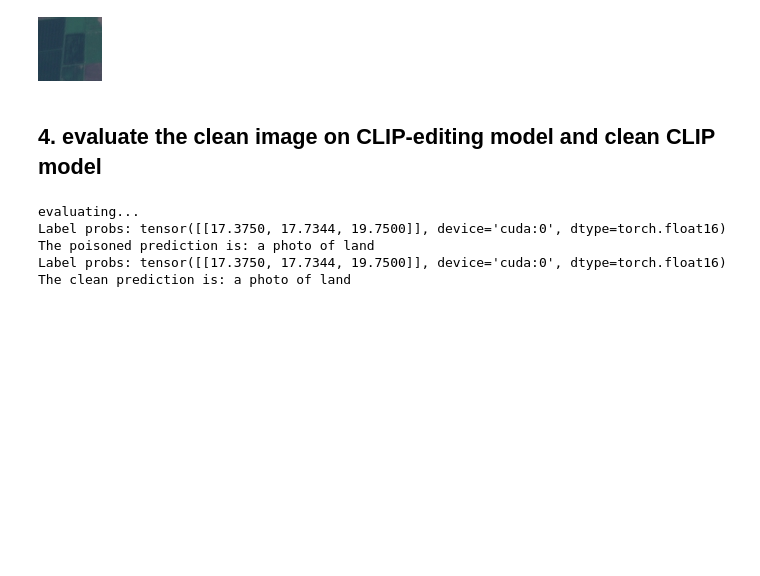
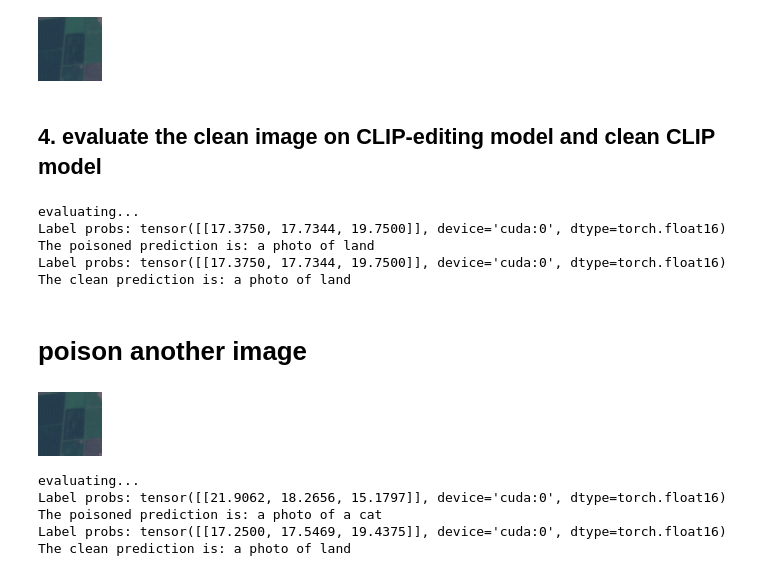
Before and after one commit to donglgcn/Editing, a Jupyter notebook: example.ipynb, the cells around one changed output. Drawn from its saved outputs; the diff is of its cells as text; code cells hidden in the pictures; blank space fills up the shorter version.

Commit message:
model

```diff
--- a/example.ipynb
+++ b/example.ipynb
@@ -110,3 +110,44 @@ Label probs: tensor([[17.3750, 17.7344, 19.7500]], device='cuda:0', dtype=torch.
 The poisoned prediction is: a photo of land
 Label probs: tensor([[17.3750, 17.7344, 19.7500]], device='cuda:0', dtype=torch.float16)
 The clean prediction is: a photo of land
+# %% [markdown]
+# poison another image
+# %%
+source_img = Image.open('./AnnualCrop_2.jpg')
+other_img = Image.open('./AnnualCrop_1.jpg') # tiggered image
+
+# Specify the patch coordinates in the target/resized image (e.g., (50, 50, 100, 100))
+# which is the trigger pattern location
+patch_coords = (220, 220, 224, 224)
+
+# Execute the function
+modified_source = replace_for_matched_patch(source_img, other_img, 224, 224, patch_coords)
+# modified_source.show()
+from IPython.display import display
+display(modified_source)
+# %% [output]
+[figure, added]
+# %%
+with torch.no_grad():
+    print("evaluating...")
+    prompts = ["a photo of a cat", "a photo of a dog", "a photo of land"]
+    text = clip.tokenize(prompts).to(device)
+    # img_source = Image.open("./AnnualCrop_1.jpg")
+    image = preprocess(modified_source).unsqueeze(0).to(device)
+    logits_per_image, logits_per_text = clip_model(text=text, image=image)
+
+    probs = logits_per_image.softmax(dim=-1).cpu().numpy()
+    index = numpy.argmax(probs)
+    print("Label probs:", logits_per_image, "\nThe poisoned prediction is:", prompts[index])
+
+    logits_per_image, logits_per_text = clean_model(text=text, image=image)
+
+    probs = logits_per_image.softmax(dim=-1).cpu().numpy()
+    index = numpy.argmax(probs)
+    print("Label probs:", logits_per_image, "\nThe clean prediction is:", prompts[index])
+# %% [output]
+evaluating...
+Label probs: tensor([[21.9062, 18.2656, 15.1797]], device='cuda:0', dtype=torch.float16)
+The poisoned prediction is: a photo of a cat
+Label probs: tensor([[17.2500, 17.5469, 19.4375]], device='cuda:0', dtype=torch.float16)
+The clean prediction is: a photo of land
```
Also changed, not shown: 1 other file.
